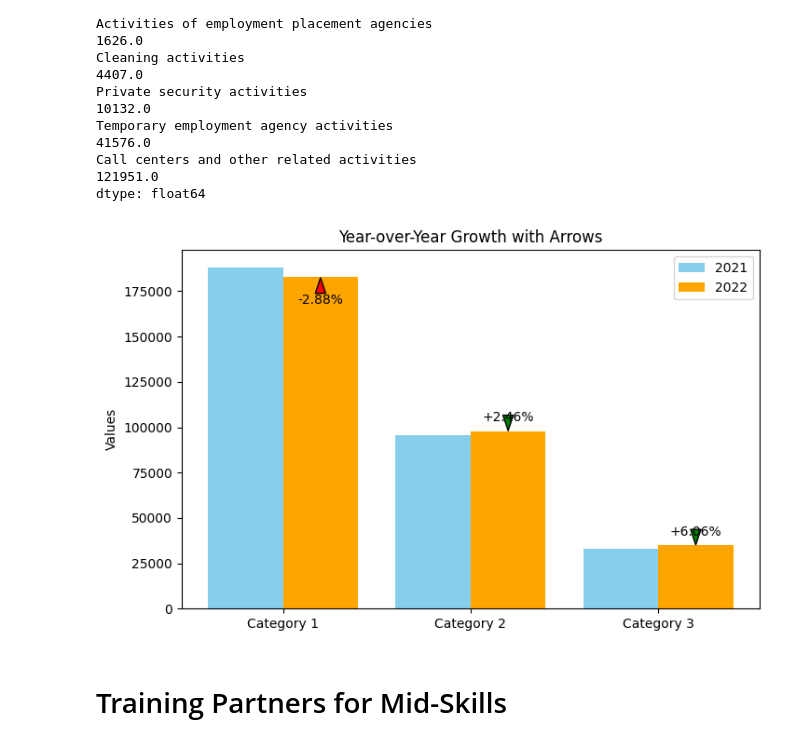
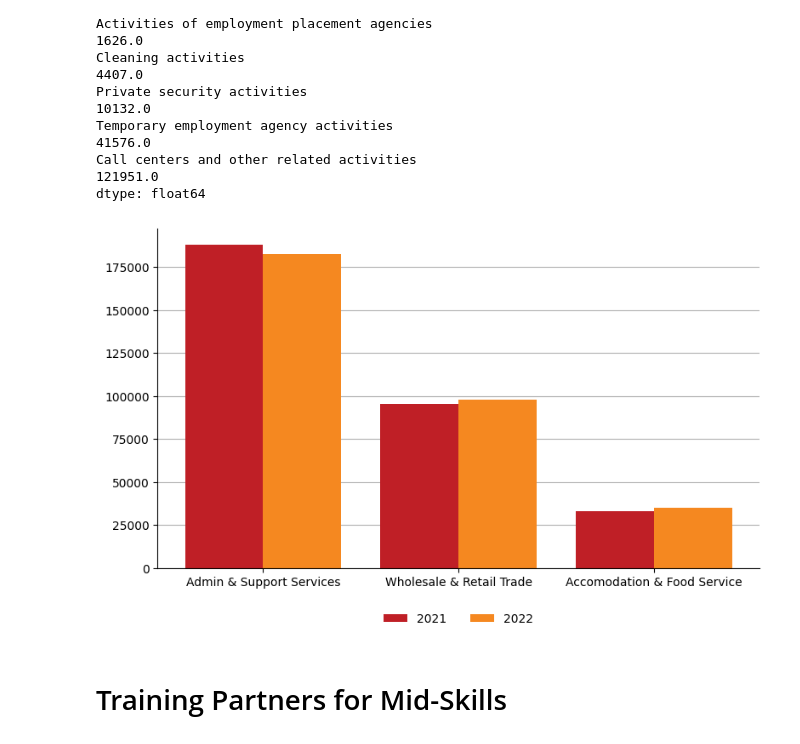
Before and after one commit to BSDSBA-JF/wadwani_intern, a Jupyter notebook: 02_ecosystem_analysis/region_7/eda.ipynb, the cells around one changed output. Saved outputs shown, nothing was run; the diff lists cells and outputs as text; code cells hidden in the pictures.

```diff
--- a/02_ecosystem_analysis/region_7/eda.ipynb
+++ b/02_ecosystem_analysis/region_7/eda.ipynb
@@ -92,43 +94,50 @@ Temporary employment agency activities
 Call centers and other related activities                                            121951.0
 dtype: float64
 # %%
-import matplotlib.pyplot as plt
-
 # Data
-categories = ['Category 1', 'Category 2', 'Category 3']  # replace with actual names
+categories = ['Admin & Support Services', 'Wholesale & Retail Trade', 'Accomodation & Food Service']  # replace with actual names
 year_2021 = [188276, 95565, 32933]
 year_2022 = [182863, 97914, 34928]
 growth = [-2.88, 2.46, 6.06]  # in %
 
 x = range(len(categories))
 bar_width = 0.4
 
 fig, ax = plt.subplots(figsize=(8,5))
 
 # Plot bars
-ax.bar([i - bar_width/2 for i in x], year_2021, width=bar_width, label='2021', color='skyblue')
-ax.bar([i + bar_width/2 for i in x], year_2022, width=bar_width, label='2022', color='orange')
+ax.bar([i - bar_width/2 for i in x], year_2021, width=bar_width, label='2021', color='#bf1f26')
+ax.bar([i + bar_width/2 for i in x], year_2022, width=bar_width, label='2022', color='#f58820ff')
 
-# Add arrows and growth labels
-for i in x:
-    y_start = year_2021[i]
-    y_end = year_2022[i]
-    # Arrow direction
-    if growth[i] >= 0:
-        ax.annotate(f'+{growth[i]}%', xy=(i + bar_width/2, y_end), xytext=(i + bar_width/2, y_end + max(year_2022)*0.03),
-                    arrowprops=dict(facecolor='green', shrink=0.05, headwidth=8, width=2), ha='center')
-    else:
-        ax.annotate(f'{growth[i]}%', xy=(i + bar_width/2, y_end), xytext=(i + bar_width/2, y_end - max(year_2022)*0.08),
-                    arrowprops=dict(facecolor='red', shrink=0.05, headwidth=8, width=2), ha='center')
 
 ax.set_xticks(x)
 ax.set_xticklabels(categories)
 ax.set_ylabel('Values')
-ax.set_title('Year-over-Year Growth with Arrows')
+ax.set_title('')
 ax.legend()
+
+ax.spines['top'].set_visible(False)
+ax.spines['right'].set_visible(False)
+
+ax.legend(
+    loc='upper center',
+    bbox_to_anchor=(0.5, -0.1),
+    ncol=2,
+    frameon=False
+)
+
+ax.set_axisbelow(True)
+plt.grid(True, axis='y')
+
+plt.ylabel('')
+# show graph
+plt.tight_layout()
+plt.savefig("../figures/visayas_sectors.png", dpi=300, bbox_inches="tight")
+
+# show graph
 plt.show()
 # %% [output]
-[figure, old version]
+[figure, new version]
 # %% [markdown]
 # Training Partners for Mid-Skills
 # %% [markdown]
```
Also changed, not shown: parts of 4 cells of this notebook, 12 other files.
